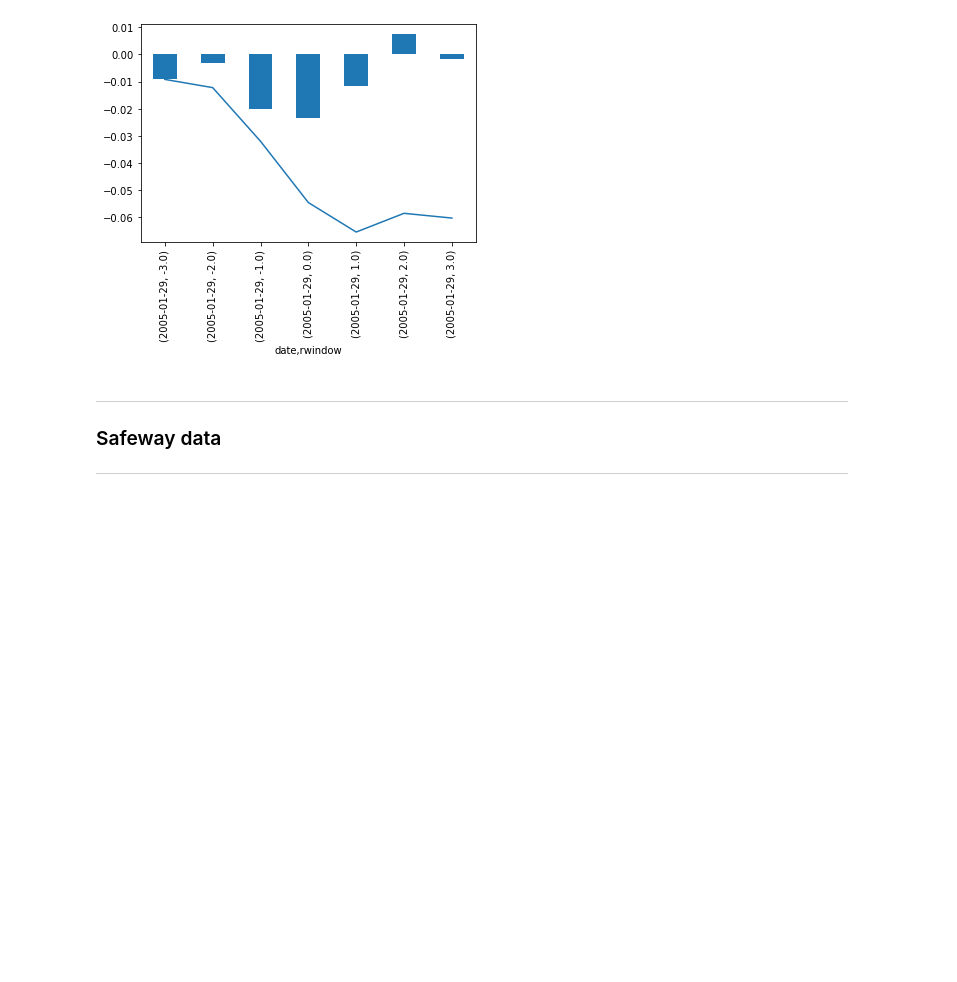
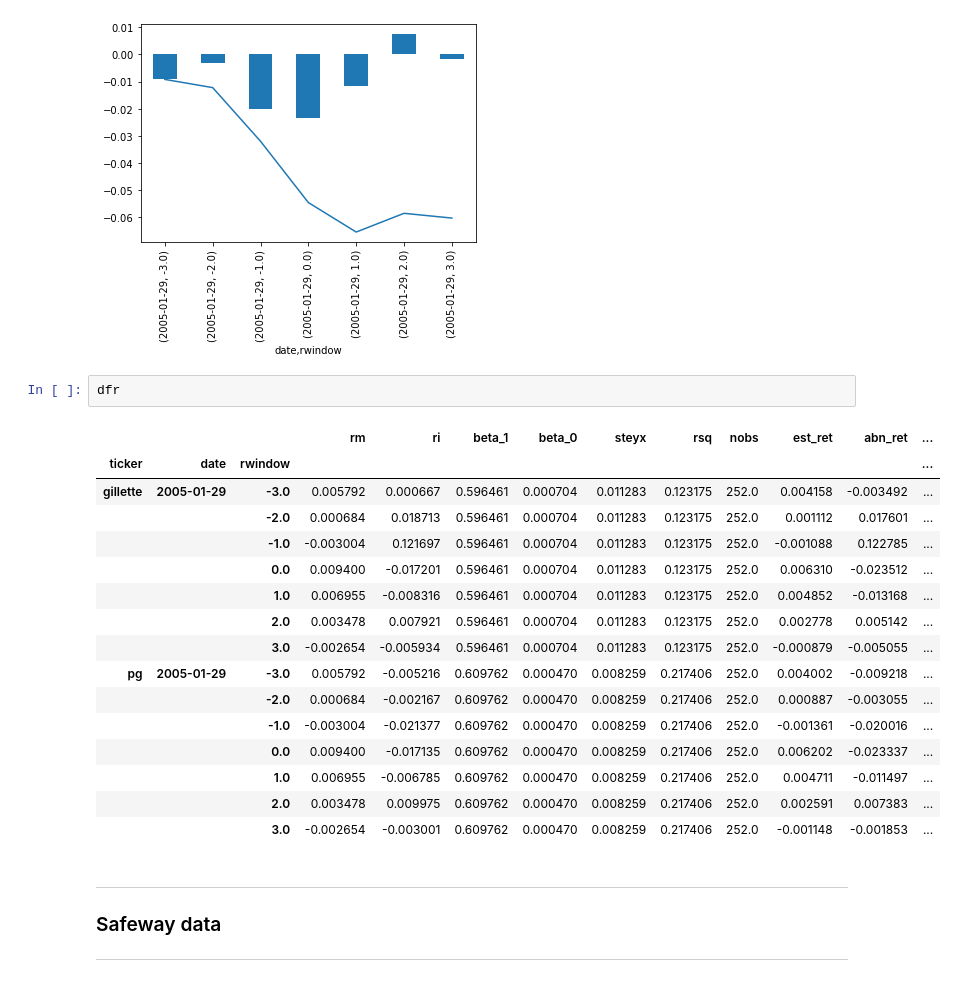
Before and after one commit to blucap/BDBA904, a Jupyter notebook: Chapter 14 - Event studies.ipynb, the cells around one changed output. Drawn from its saved outputs; the diff is of its cells as text; blank space fills up the shorter version.

```diff
--- a/Chapter 14 - Event studies.ipynb
+++ b/Chapter 14 - Event studies.ipynb
@@ -443,6 +464,25 @@ abnplot('gillette')
 abnplot('pg')
 # %% [output]
 [figure]
+# %%
+dfr
+# %% [output]
+|  |  |  | rm | ri | beta_1 | beta_0 | steyx | rsq | nobs | est_ret | abn_ret | ... |
+| ticker | date | rwindow |  |  |  |  |  |  |  |  |  | ... |
+| gillette | 2005-01-29 | -3.0 | 0.005792 | 0.000667 | 0.596461 | 0.000704 | 0.011283 | 0.123175 | 252.0 | 0.004158 | -0.003492 | ... |
+|  |  | -2.0 | 0.000684 | 0.018713 | 0.596461 | 0.000704 | 0.011283 | 0.123175 | 252.0 | 0.001112 | 0.017601 | ... |
+|  |  | -1.0 | -0.003004 | 0.121697 | 0.596461 | 0.000704 | 0.011283 | 0.123175 | 252.0 | -0.001088 | 0.122785 | ... |
+|  |  | 0.0 | 0.009400 | -0.017201 | 0.596461 | 0.000704 | 0.011283 | 0.123175 | 252.0 | 0.006310 | -0.023512 | ... |
+|  |  | 1.0 | 0.006955 | -0.008316 | 0.596461 | 0.000704 | 0.011283 | 0.123175 | 252.0 | 0.004852 | -0.013168 | ... |
+|  |  | 2.0 | 0.003478 | 0.007921 | 0.596461 | 0.000704 | 0.011283 | 0.123175 | 252.0 | 0.002778 | 0.005142 | ... |
+|  |  | 3.0 | -0.002654 | -0.005934 | 0.596461 | 0.000704 | 0.011283 | 0.123175 | 252.0 | -0.000879 | -0.005055 | ... |
+| pg | 2005-01-29 | -3.0 | 0.005792 | -0.005216 | 0.609762 | 0.000470 | 0.008259 | 0.217406 | 252.0 | 0.004002 | -0.009218 | ... |
+|  |  | -2.0 | 0.000684 | -0.002167 | 0.609762 | 0.000470 | 0.008259 | 0.217406 | 252.0 | 0.000887 | -0.003055 | ... |
+|  |  | -1.0 | -0.003004 | -0.021377 | 0.609762 | 0.000470 | 0.008259 | 0.217406 | 252.0 | -0.001361 | -0.020016 | ... |
+|  |  | 0.0 | 0.009400 | -0.017135 | 0.609762 | 0.000470 | 0.008259 | 0.217406 | 252.0 | 0.006202 | -0.023337 | ... |
+|  |  | 1.0 | 0.006955 | -0.006785 | 0.609762 | 0.000470 | 0.008259 | 0.217406 | 252.0 | 0.004711 | -0.011497 | ... |
+|  |  | 2.0 | 0.003478 | 0.009975 | 0.609762 | 0.000470 | 0.008259 | 0.217406 | 252.0 | 0.002591 | 0.007383 | ... |
+|  |  | 3.0 | -0.002654 | -0.003001 | 0.609762 | 0.000470 | 0.008259 | 0.217406 | 252.0 | -0.001148 | -0.001853 | ... |
 # %% [markdown]
 ---
 
```
Also changed, not shown: parts of 7 cells of this notebook, 4 other files.
